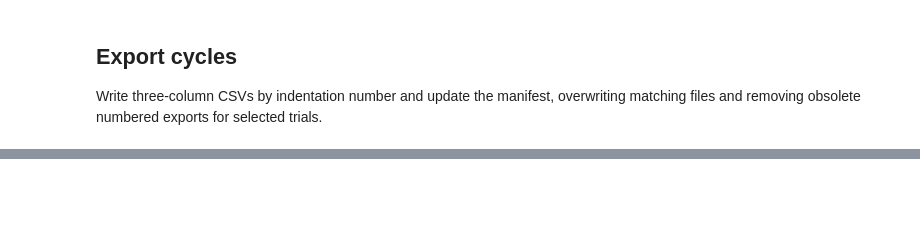
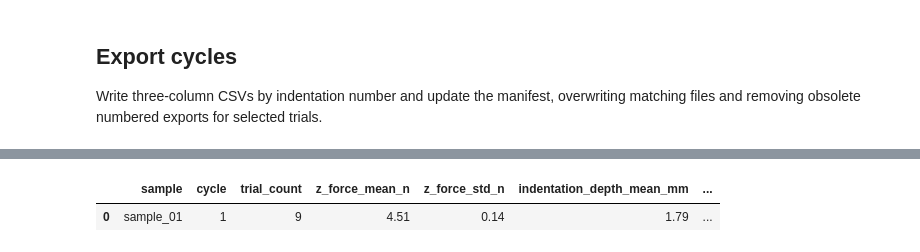
Before and after one commit to Cuberkk/Tonometry_Control_Code, a Jupyter notebook: data_process/utils/Clindent_data_preprocess.ipynb, the cells around one changed output, grey strips where cells are left out. Drawn from its saved outputs; the diff is of its cells as text; code cells hidden in the pictures; blank space fills up the shorter version.

Commit message:
update the data and E0 estimation

```diff
--- a/data_process/utils/Clindent_data_preprocess.ipynb
+++ b/data_process/utils/Clindent_data_preprocess.ipynb
@@ -596,0 +633,44 @@ Saved 9 steady-force cycle CSVs across 1 sample(s).
+# %%
+if FORCE_AXIS != 'Fz':
+    raise ValueError("Z-force statistics require FORCE_AXIS = 'Fz'; rerun preprocessing after changing it.")
+
+first_frame_rows = []
+for result in processed:
+    for cycle_number, frame in result['extracted']:
+        first_frame = frame[OUTPUT_COLUMNS[1:]].iloc[:1]
+        if len(first_frame) != 1 or not np.isfinite(first_frame.to_numpy()).all():
+            raise ValueError(f"{result['label']} cycle {cycle_number}: Need finite first-frame force and depth.")
+        first_frame_rows.append({
+            'sample': result['sample'],
+            'trial': result['name'],
+            'cycle': cycle_number,
+            'z_force_n': first_frame[OUTPUT_COLUMNS[2]].iloc[0],
+            'indentation_depth_mm': first_frame[OUTPUT_COLUMNS[1]].iloc[0],
+        })
+
+if not first_frame_rows:
+    raise ValueError('Run the interval-selection cell first; no retained cycles are available.')
+
+first_frames = pd.DataFrame(first_frame_rows)
+assert not first_frames.duplicated(['sample', 'trial', 'cycle']).any(), (
+    'Each trial must contribute exactly one first frame per sample and cycle.'
+)
+first_frame_summary = first_frames.groupby(['sample', 'cycle'], sort=False).agg(
+    trial_count=('trial', 'size'),
+    z_force_mean_n=('z_force_n', 'mean'),
+    z_force_std_n=('z_force_n', 'std'),
+    indentation_depth_mean_mm=('indentation_depth_mm', 'mean'),
+    indentation_depth_std_mm=('indentation_depth_mm', 'std'),
+).reset_index()
+first_frame_summary['z_force_cv_pct'] = (
+    100 * first_frame_summary.z_force_std_n
+    / first_frame_summary.z_force_mean_n.abs().replace(0, np.nan)
+)
+first_frame_summary['indentation_depth_cv_pct'] = (
+    100 * first_frame_summary.indentation_depth_std_mm
+    / first_frame_summary.indentation_depth_mean_mm.abs().replace(0, np.nan)
+)
+display(first_frame_summary)
+# %% [output]
+|  | sample | cycle | trial_count | z_force_mean_n | z_force_std_n | indentation_depth_mean_mm | ... |
+| 0 | sample_01 | 1 | 9 | 4.51 | 0.14 | 1.79 | ... |
```
Also changed, not shown: parts of 8 cells of this notebook, 19 other files.
